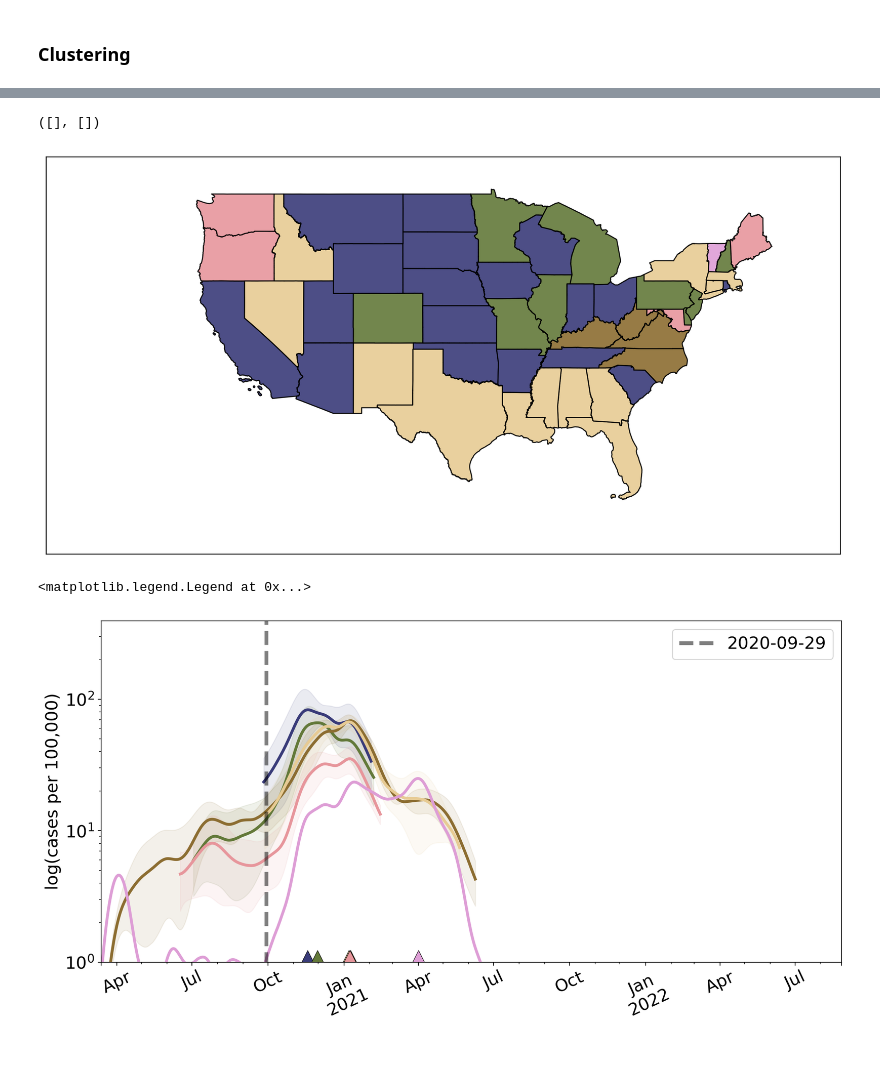
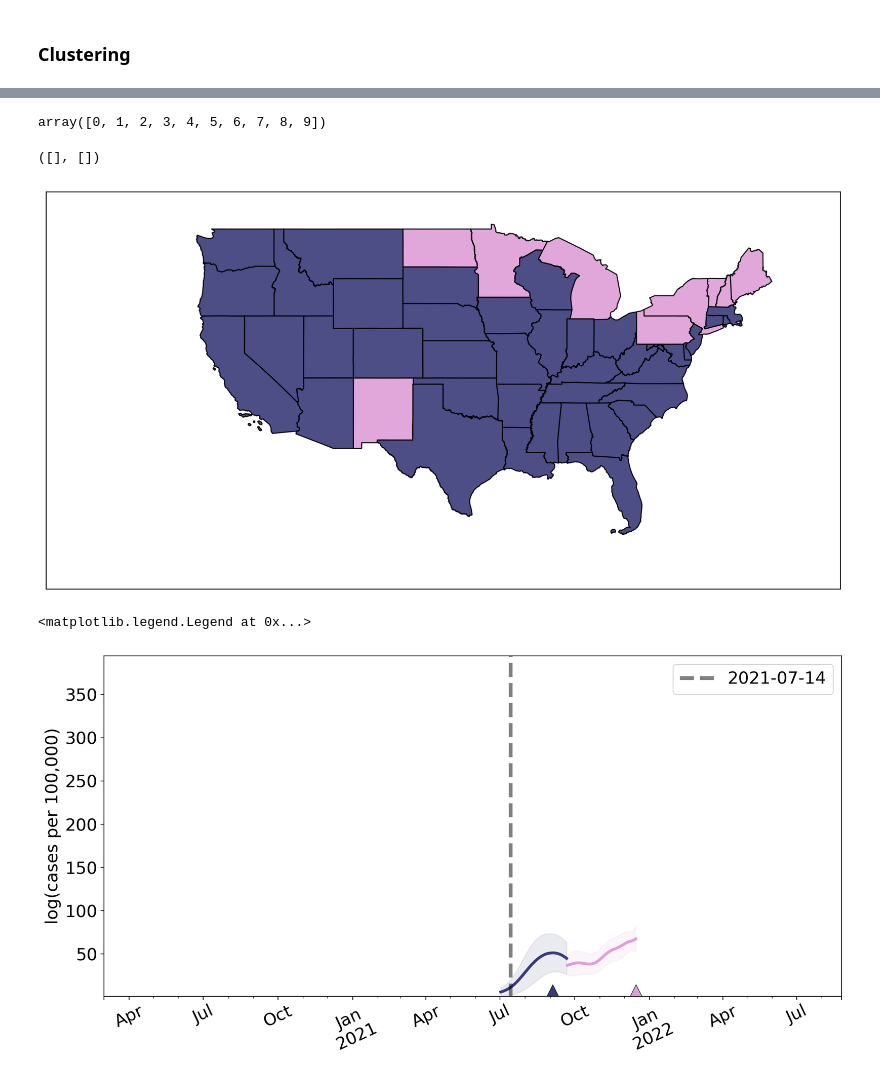
Before and after one commit to kevin-q2/covid-wave-cluster, a Jupyter notebook: examples/state.ipynb, the cells around one changed output, grey strips where cells are left out. Cells and saved outputs as stored; diff of their text form; code cells hidden in the pictures.

```diff
--- a/examples/state.ipynb
+++ b/examples/state.ipynb
@@ -269,0 +262,4 @@ clustering = AgglomerativeClustering(
+# %%
+# Replace infs with large floats
+D = waves.distances
+D[D == np.inf] = np.finfo(D.dtype).max
@@ -270 +270,16 @@ clustering = AgglomerativeClustering(
+# %%
+'''
+clustering = AgglomerativeClustering(
+    n_clusters = 15,
+    metric = "precomputed",
+    linkage = "complete"
+).fit(D)
+'''
+clustering = AgglomerativeClustering(
+    n_clusters = None,
+    distance_threshold = np.finfo(D.dtype).max,
+    compute_full_tree = True,
+    metric = "precomputed",
+    linkage = "complete"
+).fit(D)
 # %%
@@ -292,8 +307,13 @@ for t in range(0,len(data),2):
 # %%
 pool = waves.pool
 labels = clustering.labels_
-time = 200
-timed_clusters = get_timed_clusters(pool, labels, time, percent = 1.0)
+wave_locations = [translator[infections.columns[_]] for _ in pool[:,0]]
+time = 500
+timed_clusters = get_timed_clusters(pool, labels, time, fraction = 0.5)
+# %%
+np.unique(clustering.labels_)
+# %% [output]
+array([0, 1, 2, 3, 4, 5, 6, 7, 8, 9])
 # %%
 sequential_cmap = plt.cm.tab20b
 colors = [(1, 1, 1)] + [sequential_cmap(i) for i in range(20)]
@@ -326,39 +346,39 @@ plt.xticks([])
 plt.yticks([])
 # %% [output]
 ([], [])
-[figure, old version]
+[figure, new version]
 # %%
 # For each of the clusters on the map,
 # display the average wave associated with it
 fig,ax = plt.subplots(figsize = (14,6.5), dpi = 200)
 plt.rcParams.update({'font.size': 18})
 
 for i in timed_clusters:
     clust_indices = np.where(clustering.labels_ == i)[0]
-    clust_waves = get_common_segments(data, pool, clust_indices)
+    clust_waves = get_common_segments(infections, pool, clust_indices)
 
     if clust_waves is not None:
         idx = clust_waves.index
         mean = clust_waves.mean(axis = 1)
         std = clust_waves.std(axis = 1)
         max_idx = np.argmax(mean)
         clust_color = color_dict[i]
 
         with warnings.catch_warnings():
             warnings.filterwarnings('ignore')
             mean.plot(c = clust_color, linewidth = 3, label='_no_legend_', ax = ax)
             ax.fill_between(idx, mean - std, mean + std, color=clust_color, alpha=0.1)
             ax.plot(idx[max_idx:max_idx + 1], 1, marker='^', markersize=25, c=clust_color, markeredgewidth=0.5, markeredgecolor='black')
 
 
-data_max = data.max().max()
-date_line = ax.vlines(x = data.index[time], ymin = 0, ymax = data_max, linestyle = '--', color = 'k', linewidth = 4, label = str(data.index[time])[:10], alpha = 0.5)
+data_max = infections.max().max()
+date_line = ax.vlines(x = infections.index[time], ymin = 0, ymax = data_max, linestyle = '--', color = 'k', linewidth = 4, label = str(infections.index[time])[:10], alpha = 0.5)
 ax.set_xlabel('')
 ax.set_ylabel('log(cases per 100,000)')
-ax.set_yscale('log', base=10)
+#ax.set_yscale('log', base=10)
 ax.set_ylim(1, data_max)
 plt.xticks(rotation=25)
 plt.legend()
 # %% [output]
 <matplotlib.legend.Legend at 0x...>
-[figure, old version]
+[figure, new version]
```
Also changed, not shown: parts of 4 cells of this notebook, 16 other files.
